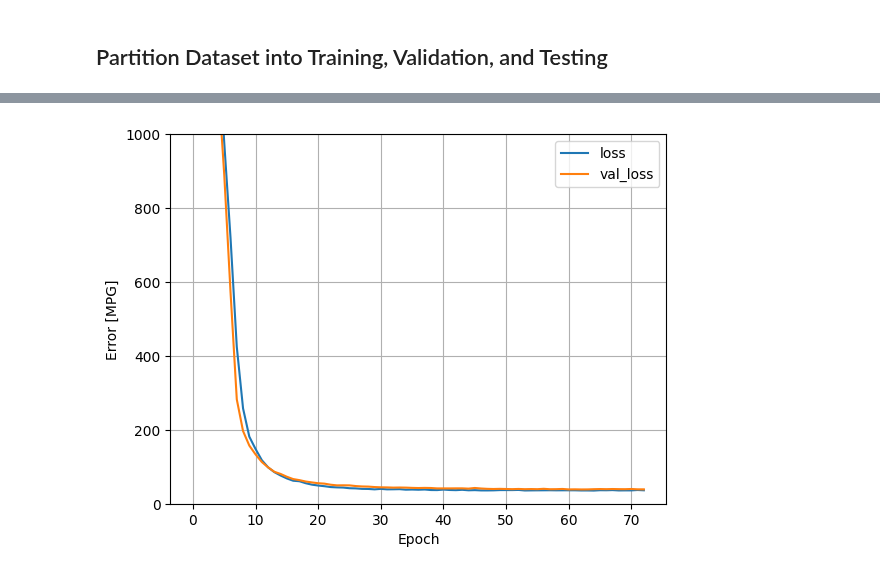
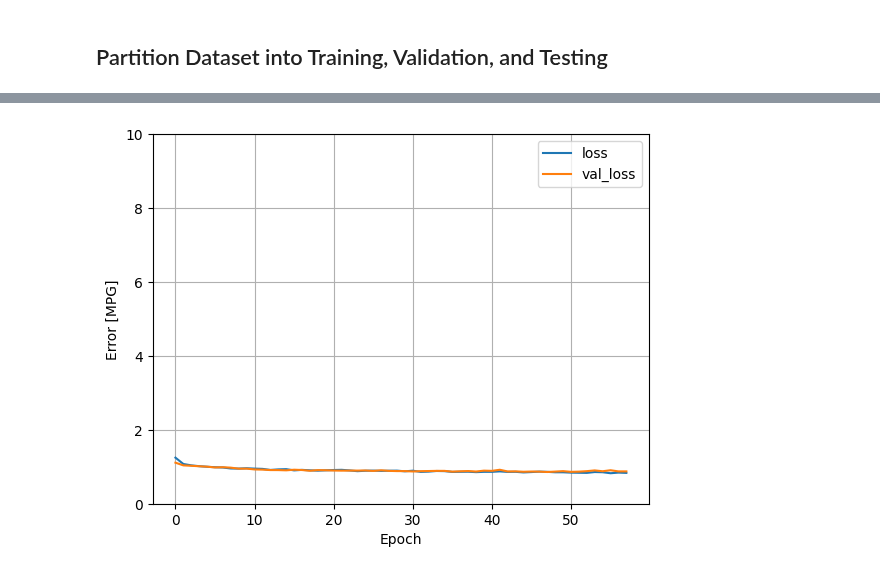
Before and after one commit to Purdue-Artificial-Intelligence-in-Music/Mus2Vid-code, a Jupyter notebook: Genre_NN/classical_year_model.ipynb, the cells around one changed output, grey strips where cells are left out. Cells and saved outputs as stored; diff of their text form; code cells hidden in the pictures.

Commit message:
Upsampling data to increase model acc

```diff
--- a/Genre_NN/classical_year_model.ipynb
+++ b/Genre_NN/classical_year_model.ipynb
@@ -277,16 +328,16 @@ validation_features = validation_data[:, :num_cols]
 # Extract features from the test data
 test_features = test_data[:, :num_cols]
 
+# Format the features for this multi-class classification problem
+num_classes = len(genre_list)
 # Extract years from the training data
-training_labels = training_data[:, num_cols]
+training_labels = training_data[:, num_cols].astype(int)
 # Extract years from the validation data
-validation_labels = validation_data[:, num_cols]
+validation_labels = validation_data[:, num_cols].astype(int)
 # Extract years from the test data
-test_labels = test_data[:, num_cols]
+test_labels = test_data[:, num_cols].astype(int)
 
-print(training_features[0])  # Print the first 10 rows of test features
-print(training_labels[0])  # Print the first 10 test labels
-print(len(validation_data))
-print(training_features[1].shape)
-# print(to_categorical((test_labels)[:10]))  # Print the one-hot encoding of the first 10 test labels
+print(test_features[:10])  # Print the first 10 rows of test features
+print(test_labels[:10])  # Print the first 10 test labels
+print(to_categorical((test_labels)[:10]))  # Print the one-hot encoding of the first 10 test labels
 # %% [output]
@@ -313,20 +373,22 @@ model = keras.Sequential([
     normalizer,
     keras.layers.Dense(19, activation='relu'), # There are 17 variables in the feature matrix
     keras.layers.Dense(14, activation='relu'), # 2/3 the input layer + 1
-    keras.layers.Dense(1) # Regression problem, so there's 1 output neuron
+    keras.layers.Dense(num_classes, activation='softmax')
 ])
 
 """
 optimizer="adam": The optimizer algorithm to use during training.
 Adam optimizer is chosen, which is a popular optimization algorithm known for its efficiency.
 
-loss='mean_absolute_error': The loss function used to measure the discrepancy between the
-predicted output and the true output labels. MAE for regression
+loss='categorical_crossentropy': The loss function used to measure the discrepancy between the
+predicted output and the true output labels. Categorical cross-entropy is suitable for
+multi-class classification tasks.
+
 metrics=['accuracy']: The metric(s) to be evaluated during training and testing.
 Accuracy is a commonly used metric to assess the model's performance.
 """
 
-model.compile(loss='mae', optimizer=keras.optimizers.Adam(0.001))
+model.compile(optimizer="adam", loss='categorical_crossentropy', metrics=['accuracy'])
 
 """
 training_features, train_labels: Input features and corresponding labels for model training.
@@ -342,15 +404,20 @@ epochs=50: Number of times the model will iterate over the entire training datas
 callbacks: EarlyStopping to stop training if the validation loss does not improve for a certain
            number of epochs, and ModelCheckpoint to save the best model based on validation loss.
 """
-history = model.fit(x=training_features, y=training_labels,
-                    validation_data=(validation_features, validation_labels),
+
+# Encode the training and validation labels using one-hot encoding
+train_labels_encoded = to_categorical(training_labels)
+val_labels_encoded = to_categorical(validation_labels)
+
+history = model.fit(x=training_features, y=train_labels_encoded,
+                    validation_data=(validation_features, val_labels_encoded),
                     batch_size=10, epochs=200, verbose=2,
                     callbacks=[keras.callbacks.EarlyStopping(monitor='val_loss', patience=10),
                                keras.callbacks.ModelCheckpoint('best_model.h5', save_best_only=True)])
 
 plt.plot(history.history['loss'], label='loss')
 plt.plot(history.history['val_loss'], label='val_loss')
-plt.ylim([0, 1000])
+plt.ylim([0, 10])
 plt.xlabel('Epoch')
 plt.ylabel('Error [MPG]')
 plt.legend()
@@ -360,17 +427,34 @@ plt.show()
 model.save("my_model.h5")
 
 # Use the loaded model for prediction
-hist = pd.DataFrame(history.history)
-hist['epoch'] = history.epoch
-print(hist.tail())
+real_labels = [0,0,0,0]
+predicted_labels = [0,0,0,0]
+correct = [0,0,0,0]
 
 preds = model.predict(test_features)
-print(test_labels[:10], preds[:10])
-mse = np.square(preds - test_labels).mean()
-print("MSE: ", mse)
-# # Evaluate the model on the test set
-# test_loss, test_accuracy = model.evaluate(test_features, test_labels)
-# print("Test Loss:", test_loss)
-# print("Test mae:", test_accuracy)
+
+for i in range(len(test_labels)):
+    real = test_labels[i]
+    prediction = np.argmax(preds[i])
+    real_labels[real] += 1
+    predicted_labels[prediction] += 1
+
+    print("Label:      " + str(real))
+    print("Prediction: " + str(prediction))
+
+    if (real == prediction):
+        correct[real] += 1
+
+print("Total labels in test data: ", real_labels)
+print("Total labels in pred data: ", predicted_labels)
+print("correct labels in test data: ", correct)
+probabilities = [i / j for i, j in zip(correct, predicted_labels)]
+print("prediction probabilities: ", probabilities)
+
+
+# Evaluate the model on the test set
+test_loss, test_accuracy = model.evaluate(test_features, to_categorical(test_labels))
+print("Test Loss:", test_loss)
+print("Test Accuracy:", test_accuracy)
 # %% [output]
 Epoch 1/200
@@ -393 +477 @@ Epoch 73/200
-[figure, old version]
+[figure, new version]
```
Also changed, not shown: parts of 7 cells of this notebook, 7 other files.
